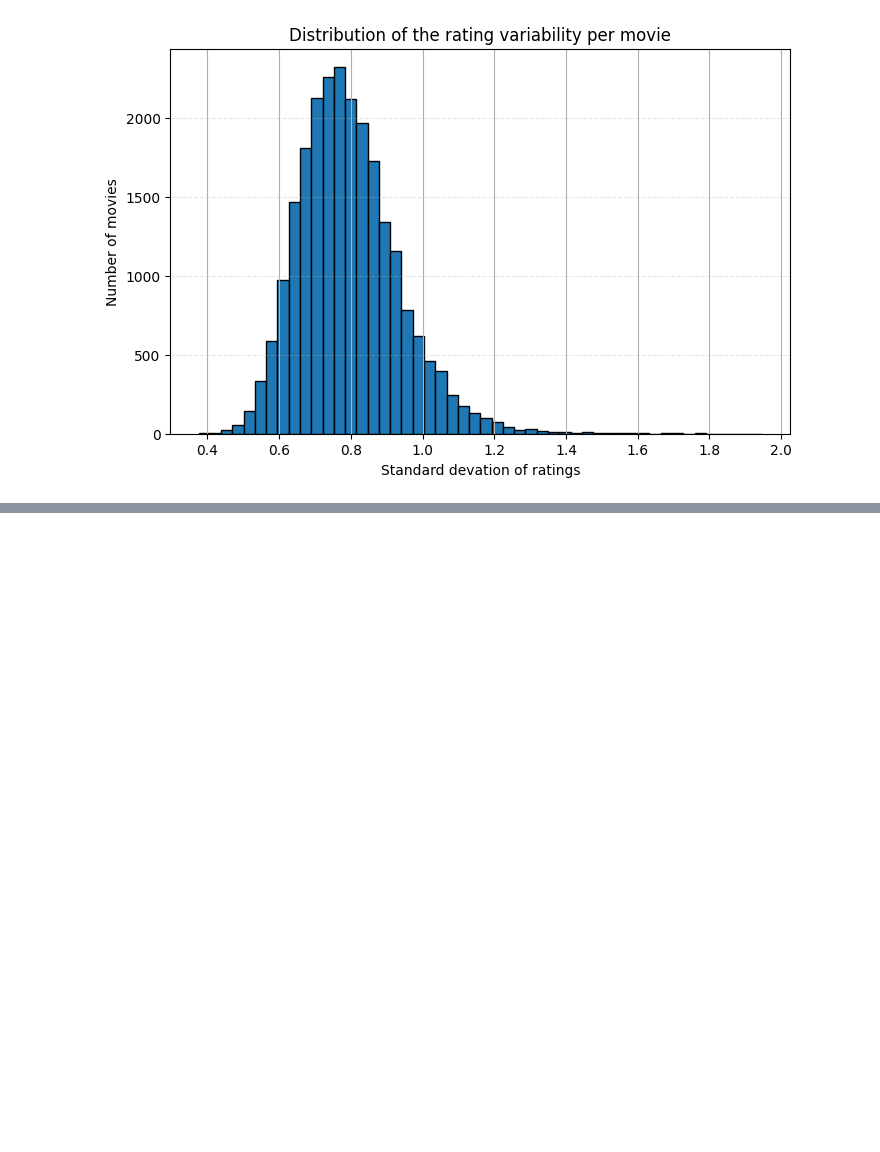
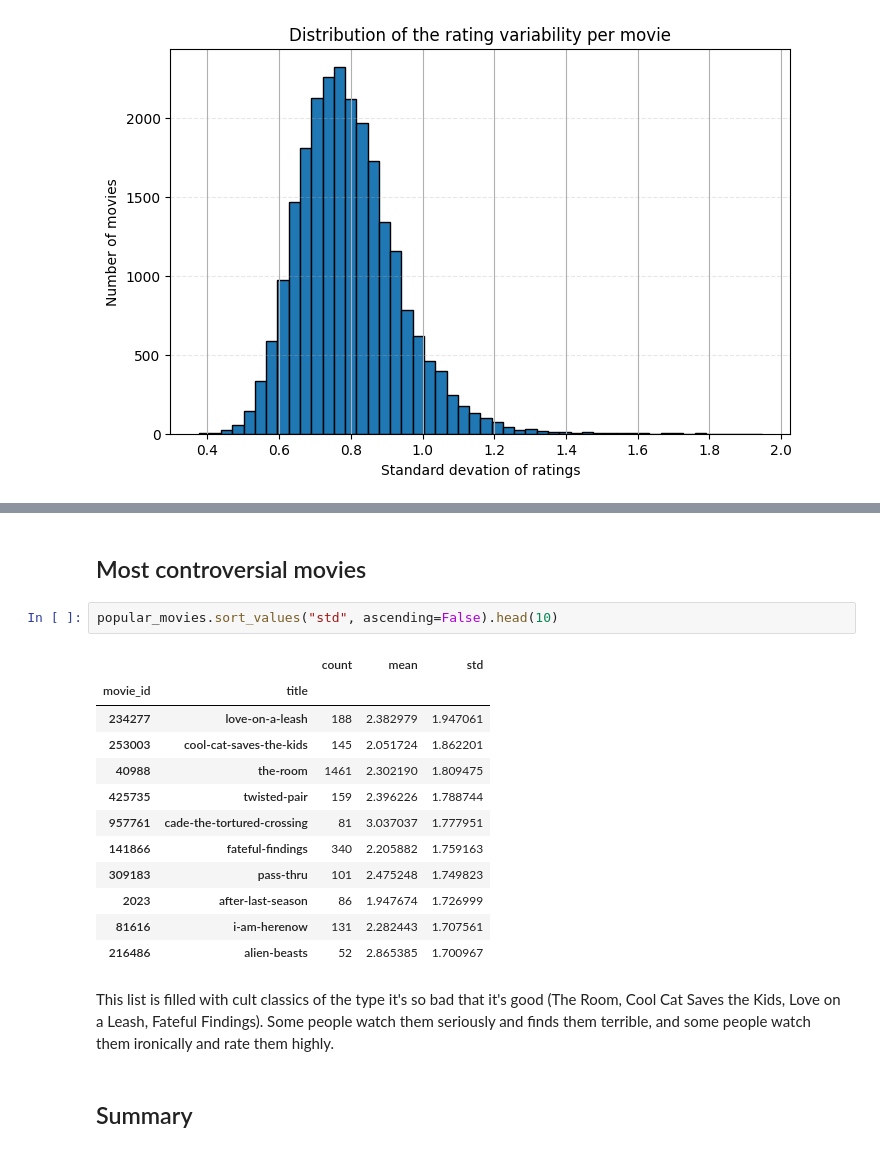
Before and after one commit to vishiblue/letterboxd-data-project, a Jupyter notebook: notebooks/01_data_loading.ipynb, the cells around one changed output, grey strips where cells are left out. Saved outputs shown, nothing was run; the diff lists cells and outputs as text; blank space fills up the shorter version.

Commit message:
Added top 10 best rated and top 10 most controversial films to the EDA

```diff
--- a/notebooks/01_data_loading.ipynb
+++ b/notebooks/01_data_loading.ipynb
@@ -411,0 +458,21 @@ The distribution of the rating standard deviation appears roughly bell-shaped. T
+# %% [markdown]
+## Most controversial movies
+# %%
+popular_movies.sort_values("std", ascending=False).head(10)
+# %% [output]
+|  |  | count | mean | std |
+| movie_id | title |  |  |  |
+| 234277 | love-on-a-leash | 188 | 2.382979 | 1.947061 |
+| 253003 | cool-cat-saves-the-kids | 145 | 2.051724 | 1.862201 |
+| 40988 | the-room | 1461 | 2.302190 | 1.809475 |
+| 425735 | twisted-pair | 159 | 2.396226 | 1.788744 |
+| 957761 | cade-the-tortured-crossing | 81 | 3.037037 | 1.777951 |
+| 141866 | fateful-findings | 340 | 2.205882 | 1.759163 |
+| 309183 | pass-thru | 101 | 2.475248 | 1.749823 |
+| 2023 | after-last-season | 86 | 1.947674 | 1.726999 |
+| 81616 | i-am-herenow | 131 | 2.282443 | 1.707561 |
+| 216486 | alien-beasts | 52 | 2.865385 | 1.700967 |
+# %% [markdown]
+This list is filled with cult classics of the type it's so bad that it's good (The Room, Cool Cat Saves the Kids, Love on a Leash, Fateful Findings). Some people watch them seriously and finds them terrible, and some people watch them ironically and rate them highly.
+# %% [markdown]
+## Summary
```
Also changed, not shown: parts of 8 cells of this notebook.
